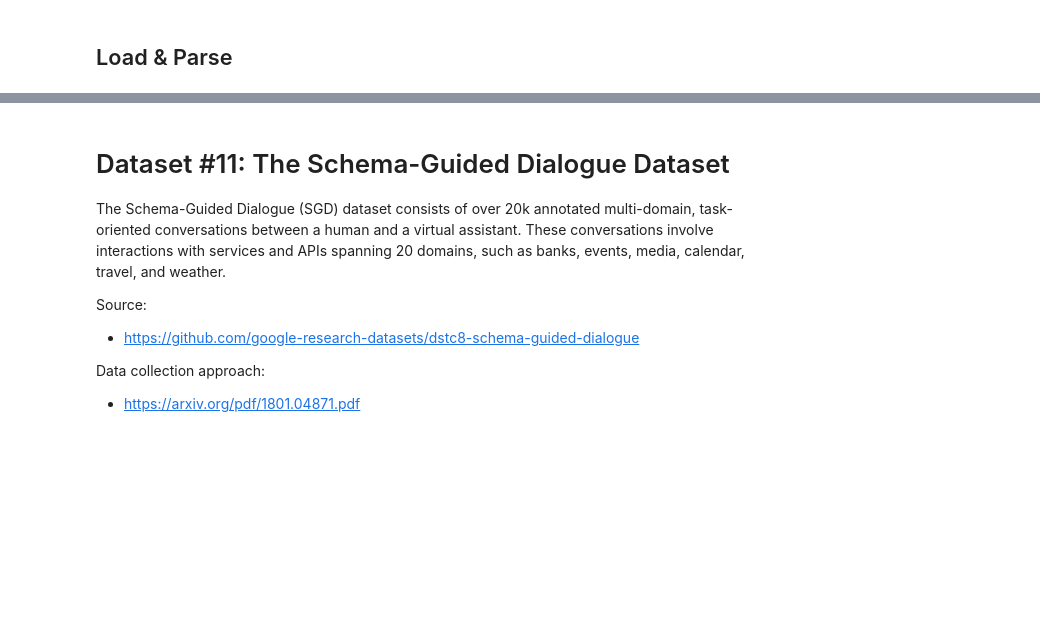
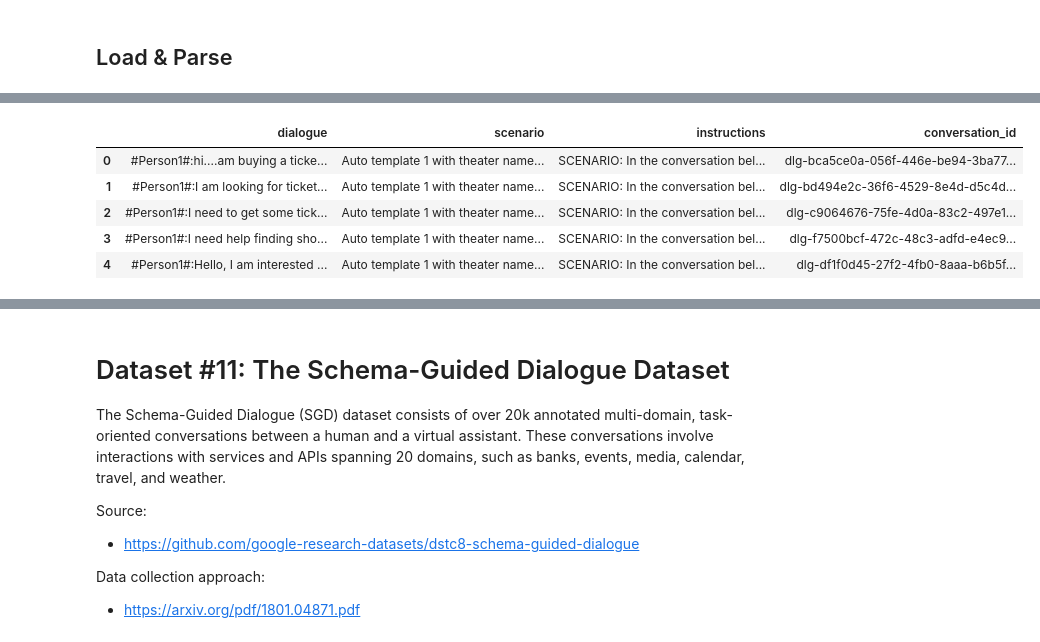
Before and after one commit to Mhmd-Hisham/Graduation-Project, a Jupyter notebook: DataEngineering/Notebooks/1- Downloading And Inspecting The Datasets.ipynb, the cells around one changed output, grey strips where cells are left out. Drawn from its saved outputs; the diff is of its cells as text; code cells hidden in the pictures; blank space fills up the shorter version.

Commit message:
cleaned Taskmaster3

```diff
--- a/DataEngineering/Notebooks/1- Downloading And Inspecting The Datasets.ipynb
+++ b/DataEngineering/Notebooks/1- Downloading And Inspecting The Datasets.ipynb
@@ -1272,11 +1241,0 @@ Source:
-# %%
-urls10 = ['https://github.com/google-research-datasets/Taskmaster/raw/master/TM-3-2020/data/data_00.json']
-
-for i in range(1, 20):
-    urls10.append(urls10[0].replace("00", f"{i:02}"))
-
-dest10 = "Datasets/dataset10"
-
-# download the files
-files = helperFunctions.download_from_list(urls10, dest10, override=False)
-files = list(map(lambda f: os.path.join(dest10, f), files))
@@ -1373,0 +1244,64 @@ for i in range(3):
+# %%
+def get_Taskmaster_3(dest: str, order: int=10) -> tuple[pd.DataFrame,  dict]:
+
+    def download(dest: str) -> list[str]:
+        dest = os.path.join(dest, 'raw')
+        os.makedirs(dest, exist_ok=True)
+
+        urls = ['https://github.com/google-research-datasets/Taskmaster/raw/master/TM-3-2020/data/data_00.json']
+
+        for i in range(1, 20):
+            urls.append(urls[0].replace("00", f"{i:02}"))
+
+
+        # download the files
+        files = helperFunctions.download_from_list(urls, dest, override=False)
+        files = list(map(lambda f: os.path.join(dest, f), files))
+
+        return files
+
+    def preprocess(files: list[str]) -> pd.DataFrame:
+        # load the json files into a single dataframe
+        df = functools.reduce(lambda x, y: pd.concat([x, y]), (map(pd.read_json, files)))
+        df = df.drop(columns=['vertical'])
+
+        # reorder the columns
+        df = df[['utterances', 'scenario', 'instructions', 'conversation_id']]
+        df = df.rename(columns={'utterances':'dialogue'})
+
+        # reformat the dialogues and label speakers
+        df['dialogue'] = df['dialogue'].apply(dialogueUtils.parse_dialogue)
+
+        df = df[df['dialogue'].notna()].reset_index(drop=True)
+        df.index = np.arange(0, df.shape[0])
+
+        return df
+
+    def save(df: pd.DataFrame, dest: str) -> dict:
+        dest = os.path.join(dest, 'preprocessed')
+        os.makedirs(dest, exist_ok=True)
+
+        df.to_csv(os.path.join(dest, f"df{order}.csv"))
+
+        info_dict = {
+            "name":"Taskmaster-3",
+            "source":"https://github.com/google-research-datasets/Taskmaster/tree/master/TM-3-2020",
+            "order": order
+        }
+
+        helperFunctions.save_as_json(info_dict, f"info{order}.json", dest)
+
+        return info_dict
+
+    dataset_files = download(dest)
+    df = preprocess(dataset_files)
+    info_dict = save(df, dest)
+
+    return df, info_dict
+
+dest10 = "DataEngineering/Datasets/dataset10"
+df10, info_dict10 = get_Taskmaster_3(dest10)
+
+print("Dataset Shape:", df10.shape)
+df10.head(n=5)
+# %% [output]
@@ -1373,0 +1325,6 @@ for i in range(3):
+|  | dialogue | scenario | instructions | conversation_id |
+| 0 | #Person1#:hi....am buying a ticke... | Auto template 1 with theater name... | SCENARIO: In the conversation bel... | dlg-bca5ce0a-056f-446e-be94-3ba77... |
+| 1 | #Person1#:I am looking for ticket... | Auto template 1 with theater name... | SCENARIO: In the conversation bel... | dlg-bd494e2c-36f6-4529-8e4d-d5c4d... |
+| 2 | #Person1#:I need to get some tick... | Auto template 1 with theater name... | SCENARIO: In the conversation bel... | dlg-c9064676-75fe-4d0a-83c2-497e1... |
+| 3 | #Person1#:I need help finding sho... | Auto template 1 with theater name... | SCENARIO: In the conversation bel... | dlg-f7500bcf-472c-48c3-adfd-e4ec9... |
+| 4 | #Person1#:Hello, I am interested ... | Auto template 1 with theater name... | SCENARIO: In the conversation bel... | dlg-df1f0d45-27f2-4fb0-8aaa-b6b5f... |
```
Also changed, not shown: parts of 7 cells of this notebook, 22 other files.
